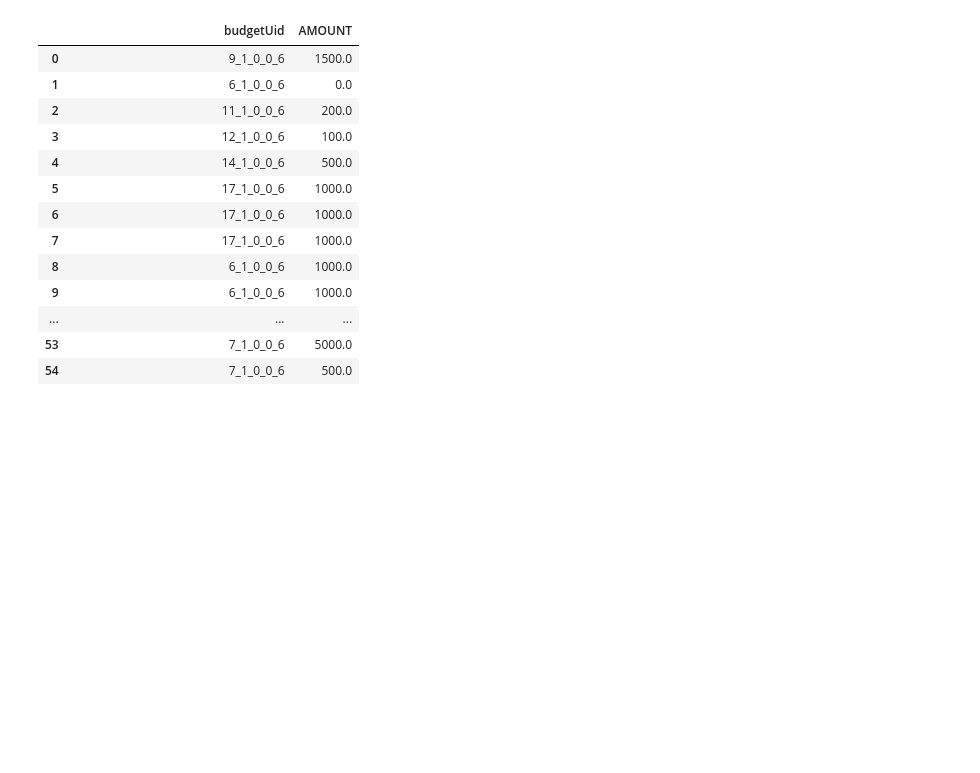
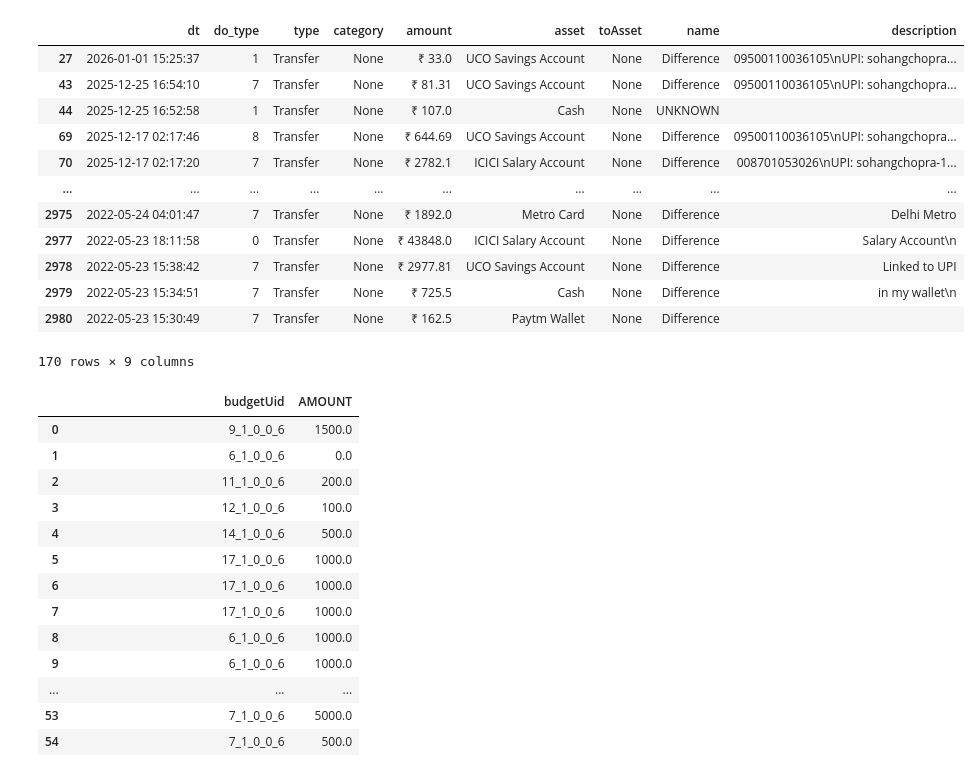
Before and after one commit to sohang3112/moneymanager, a Jupyter notebook: db.ipynb, the cells around one changed output. Saved outputs shown, nothing was run; the diff lists cells and outputs as text; code cells hidden in the pictures; blank space fills up the shorter version.

```diff
--- a/db.ipynb
+++ b/db.ipynb
@@ -48,3 +61,19 @@ transactions
+# %%
+transactions[transactions.category.isna() & ~transactions.do_type.str.startswith('Transfer')]
+# %% [output]
+|  | dt | do_type | type | category | amount | asset | toAsset | name | description |
+| 27 | 2026-01-01 15:25:37 | 1 | Transfer | None | ₹ 33.0 | UCO Savings Account | None | Difference | 09500110036105\nUPI: sohangchopra... |
+| 43 | 2025-12-25 16:54:10 | 7 | Transfer | None | ₹ 81.31 | UCO Savings Account | None | Difference | 09500110036105\nUPI: sohangchopra... |
+| 44 | 2025-12-25 16:52:58 | 1 | Transfer | None | ₹ 107.0 | Cash | None | UNKNOWN |  |
+| 69 | 2025-12-17 02:17:46 | 8 | Transfer | None | ₹ 644.69 | UCO Savings Account | None | Difference | 09500110036105\nUPI: sohangchopra... |
+| 70 | 2025-12-17 02:17:20 | 7 | Transfer | None | ₹ 2782.1 | ICICI Salary Account | None | Difference | 008701053026\nUPI: sohangchopra-1... |
+| ... | ... | ... | ... | ... | ... | ... | ... | ... | ... |
+| 2975 | 2022-05-24 04:01:47 | 7 | Transfer | None | ₹ 1892.0 | Metro Card | None | Difference | Delhi Metro |
+| 2977 | 2022-05-23 18:11:58 | 0 | Transfer | None | ₹ 43848.0 | ICICI Salary Account | None | Difference | Salary Account\n |
+| 2978 | 2022-05-23 15:38:42 | 7 | Transfer | None | ₹ 2977.81 | UCO Savings Account | None | Difference | Linked to UPI |
+| 2979 | 2022-05-23 15:34:51 | 7 | Transfer | None | ₹ 725.5 | Cash | None | Difference | in my wallet\n |
+| 2980 | 2022-05-23 15:30:49 | 7 | Transfer | None | ₹ 162.5 | Paytm Wallet | None | Difference |  |
+170 rows × 9 columns
 # %%
 query = """
 select budgetUid, AMOUNT
```
Also changed, not shown: parts of 1 cell of this notebook, 5 other files.
